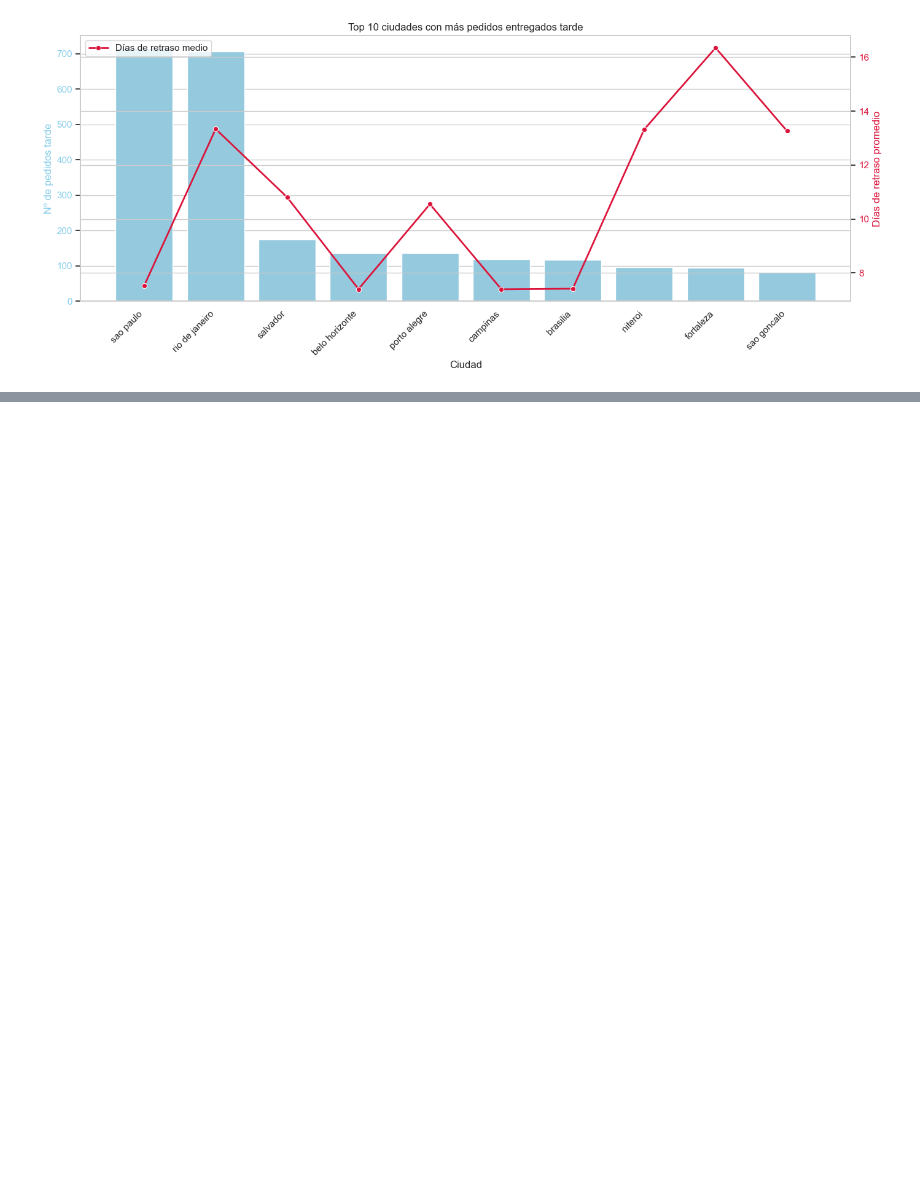
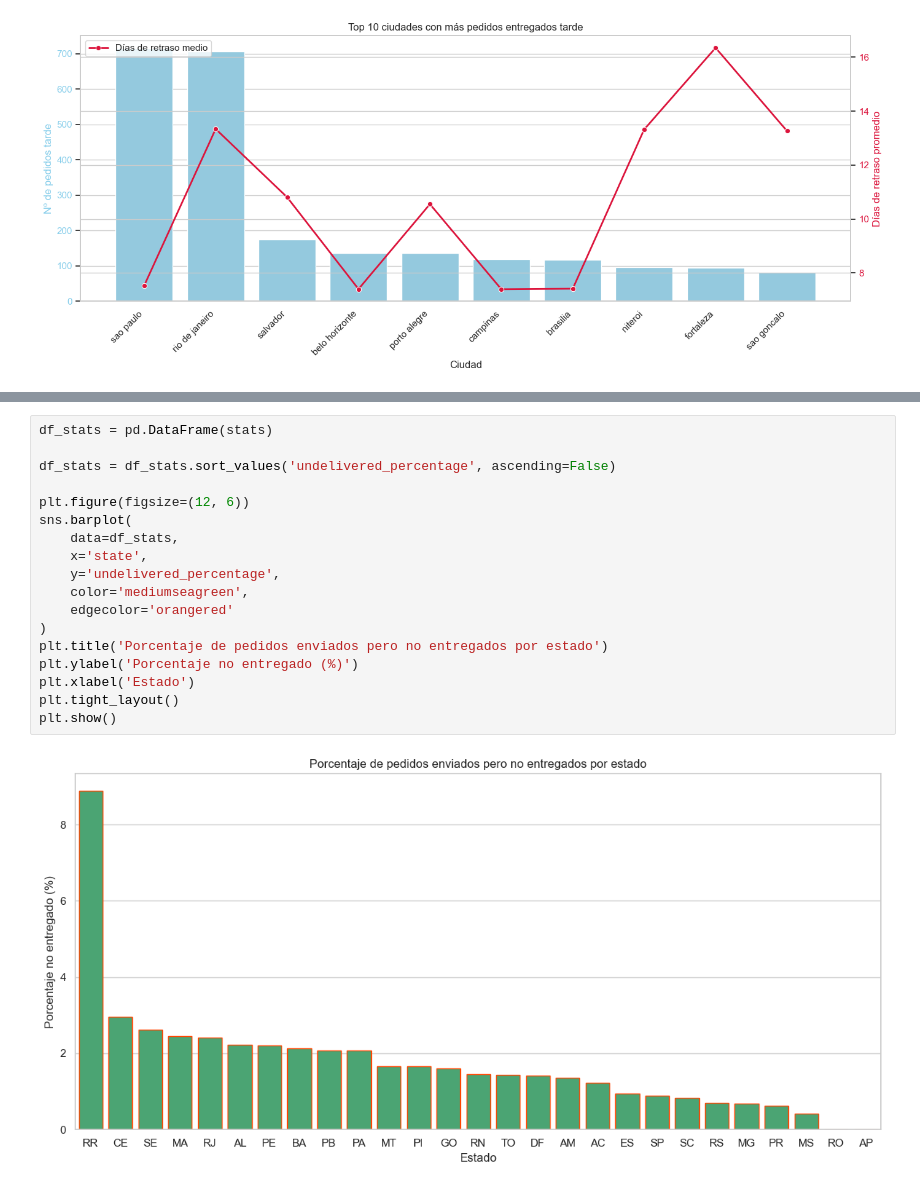
Before and after one commit to dllamas-stem/olist-interactive-dashboad, a Jupyter notebook: notebooks/ejercicios.ipynb, the cells around one changed output, grey strips where cells are left out. Cells and saved outputs as stored; diff of their text form; blank space fills up the shorter version.

```diff
--- a/notebooks/ejercicios.ipynb
+++ b/notebooks/ejercicios.ipynb
@@ -536,0 +572,20 @@ plt.show()
+# %%
+df_stats = pd.DataFrame(stats)
+
+df_stats = df_stats.sort_values('undelivered_percentage', ascending=False)
+
+plt.figure(figsize=(12, 6))
+sns.barplot(
+    data=df_stats,
+    x='state',
+    y='undelivered_percentage',
+    color='mediumseagreen',
+    edgecolor='orangered'
+)
+plt.title('Porcentaje de pedidos enviados pero no entregados por estado')
+plt.ylabel('Porcentaje no entregado (%)')
+plt.xlabel('Estado')
+plt.tight_layout()
+plt.show()
+# %% [output]
+[figure, added]
```
Also changed, not shown: parts of 6 cells of this notebook.
